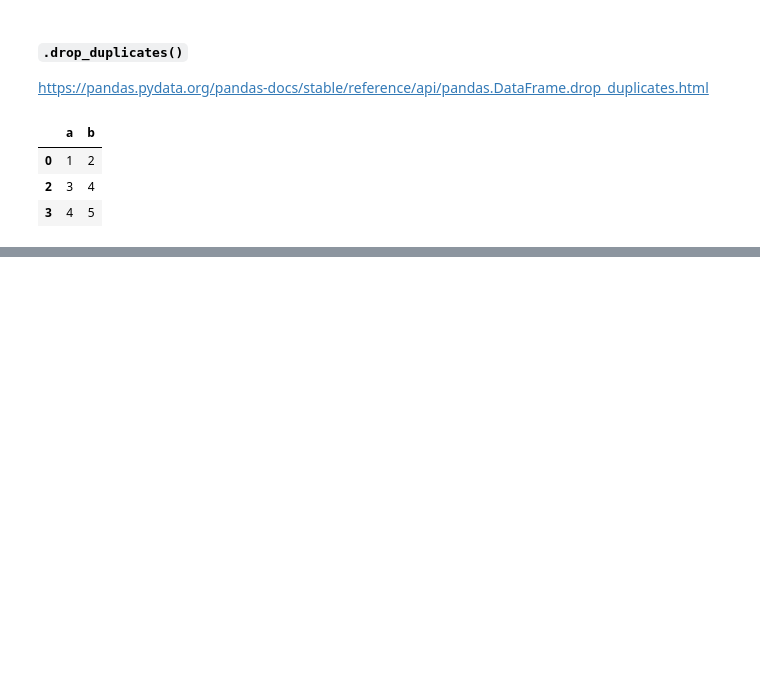
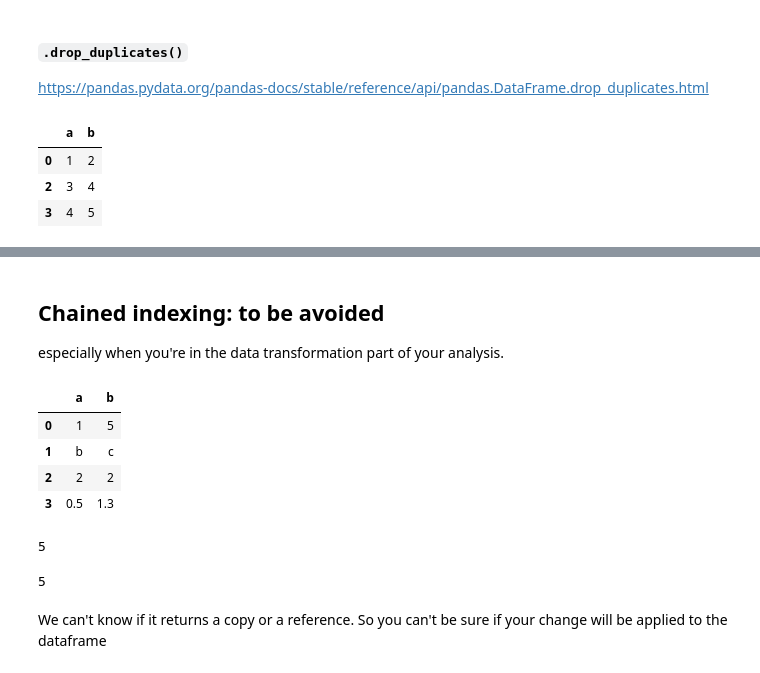
Before and after one commit to julianeberek/moinworld_da_2020-11, a Jupyter notebook: 2.Deep_dive_into_pandas.ipynb, the cells around one changed output, grey strips where cells are left out. Saved outputs shown, nothing was run; the diff lists cells and outputs as text; code cells hidden in the pictures; blank space fills up the shorter version.

```diff
--- a/2.Deep_dive_into_pandas.ipynb
+++ b/2.Deep_dive_into_pandas.ipynb
@@ -439,0 +519,23 @@ df.duplicated().sum()
+# %% [markdown]
+## Chained indexing: to be avoided
+especially when you're in the data transformation part of your analysis.
+# %%
+b = pd.DataFrame({'a':[1, 'b', 2, 0.5], 'b':[5, 'c', 2, 1.3]})
+b
+# %% [output]
+|  | a | b |
+| 0 | 1 | 5 |
+| 1 | b | c |
+| 2 | 2 | 2 |
+| 3 | 0.5 | 1.3 |
+# %%
+b.at[0, 'b']
+# %% [output]
+5
+# %%
+# this is a simple example of chained indexing
+b['b'][0]
+# %% [output]
+5
+# %% [markdown]
+We can't know if it returns a copy or a reference. So you can't be sure if your change will be applied to the dataframe
```
Also changed, not shown: parts of 48 cells of this notebook.
